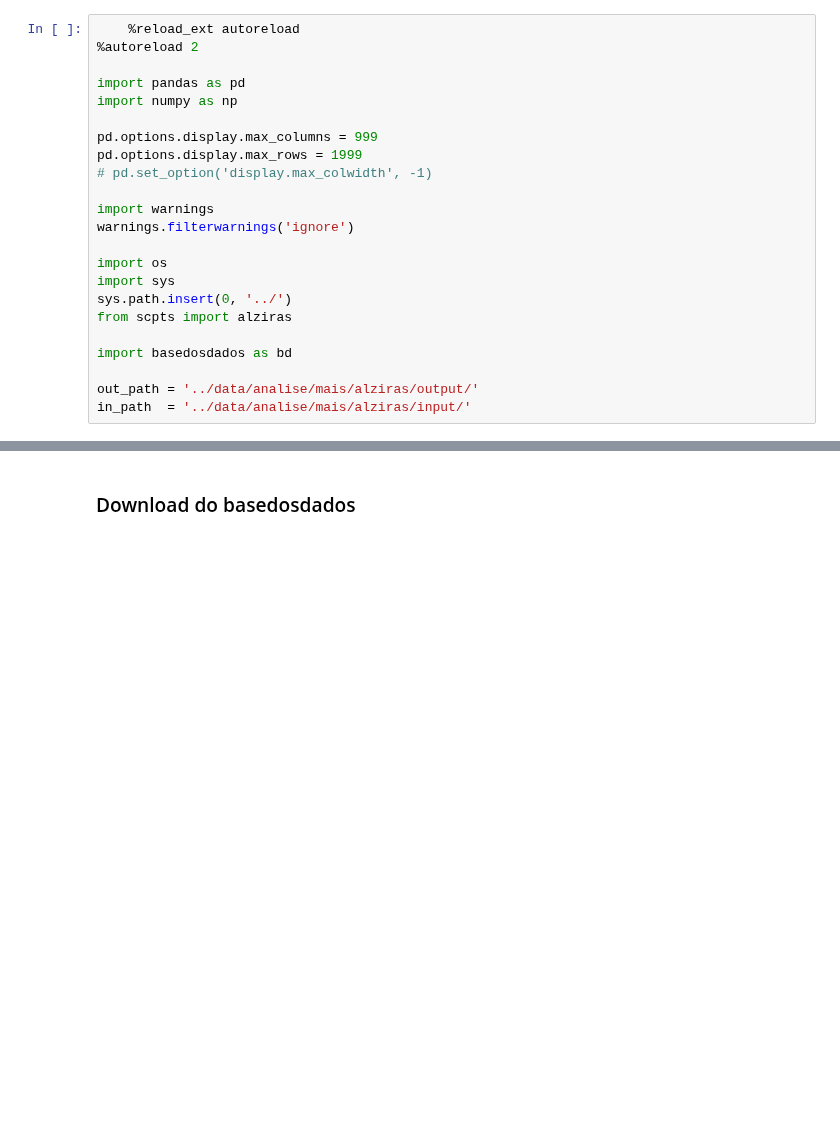
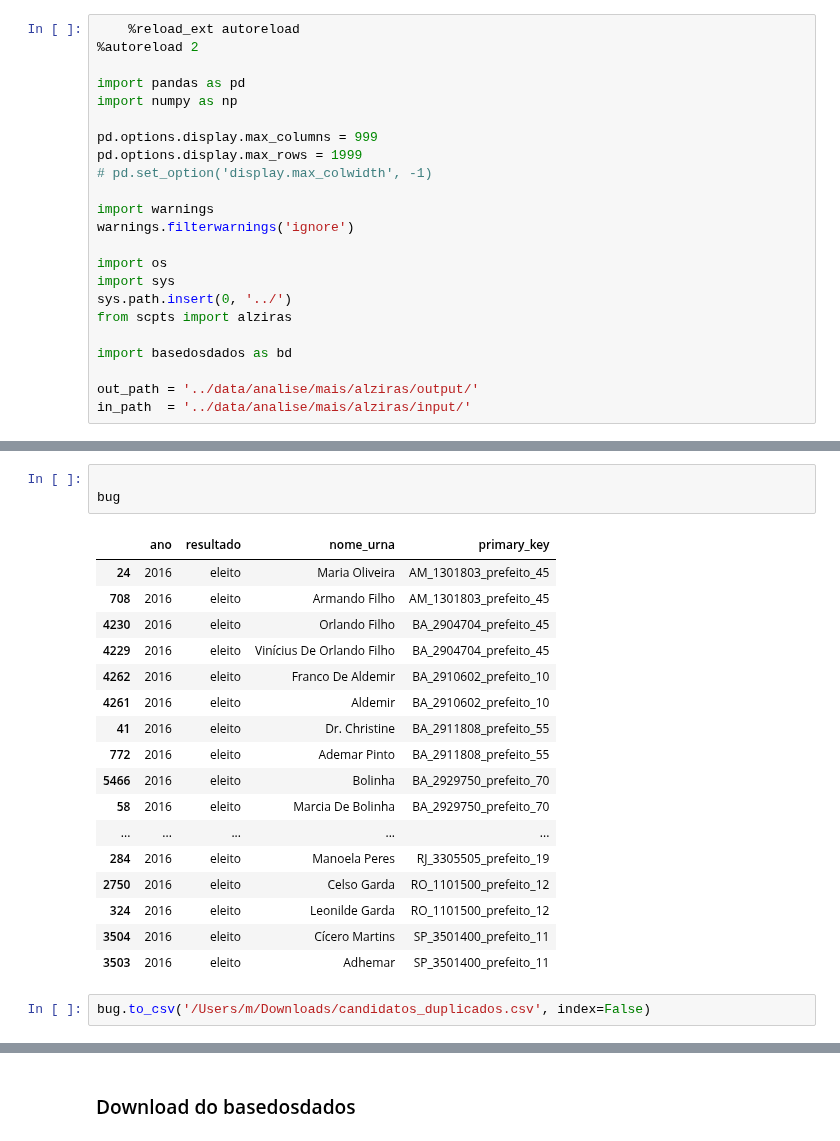
Before and after one commit to d116626/mais_projects, a Jupyter notebook: notebooks/analise_mais_alziras.ipynb, the cells around one changed output, grey strips where cells are left out. Cells and saved outputs as stored; diff of their text form; blank space fills up the shorter version.

```diff
--- a/notebooks/analise_mais_alziras.ipynb
+++ b/notebooks/analise_mais_alziras.ipynb
@@ -25,0 +210,23 @@ in_path  = '../data/analise/mais/alziras/input/'
+# %%
+
+bug
+# %% [output]
+|  | ano | resultado | nome_urna | primary_key |
+| 24 | 2016 | eleito | Maria Oliveira | AM_1301803_prefeito_45 |
+| 708 | 2016 | eleito | Armando Filho | AM_1301803_prefeito_45 |
+| 4230 | 2016 | eleito | Orlando Filho | BA_2904704_prefeito_45 |
+| 4229 | 2016 | eleito | Vinícius De Orlando Filho | BA_2904704_prefeito_45 |
+| 4262 | 2016 | eleito | Franco De Aldemir | BA_2910602_prefeito_10 |
+| 4261 | 2016 | eleito | Aldemir | BA_2910602_prefeito_10 |
+| 41 | 2016 | eleito | Dr. Christine | BA_2911808_prefeito_55 |
+| 772 | 2016 | eleito | Ademar Pinto | BA_2911808_prefeito_55 |
+| 5466 | 2016 | eleito | Bolinha | BA_2929750_prefeito_70 |
+| 58 | 2016 | eleito | Marcia De Bolinha | BA_2929750_prefeito_70 |
+| ... | ... | ... | ... | ... |
+| 284 | 2016 | eleito | Manoela Peres | RJ_3305505_prefeito_19 |
+| 2750 | 2016 | eleito | Celso Garda | RO_1101500_prefeito_12 |
+| 324 | 2016 | eleito | Leonilde Garda | RO_1101500_prefeito_12 |
+| 3504 | 2016 | eleito | Cícero Martins | SP_3501400_prefeito_11 |
+| 3503 | 2016 | eleito | Adhemar | SP_3501400_prefeito_11 |
+# %%
+bug.to_csv('/Users/m/Downloads/candidatos_duplicados.csv', index=False)
```
Also changed, not shown: parts of 24 cells of this notebook, 1 other file.
